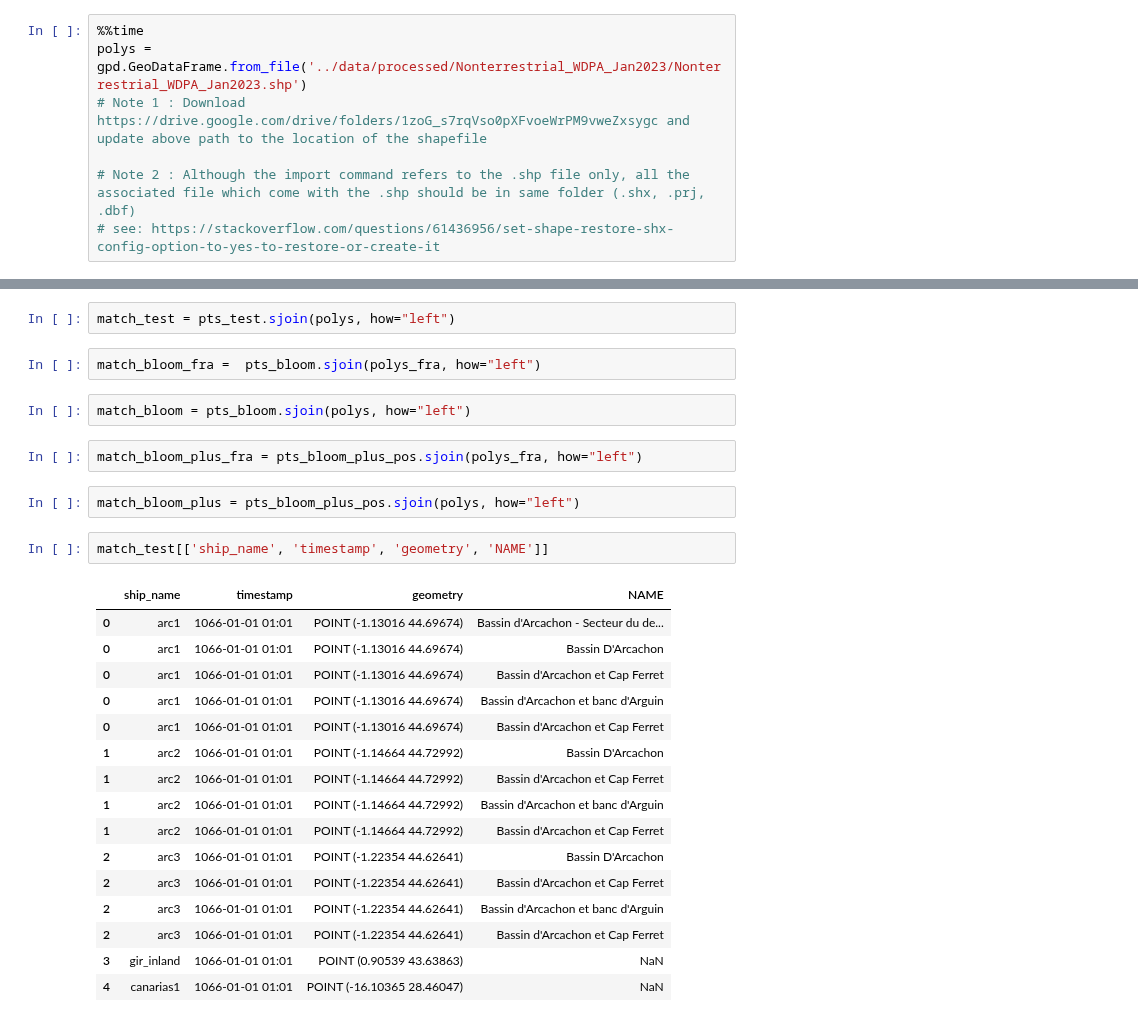
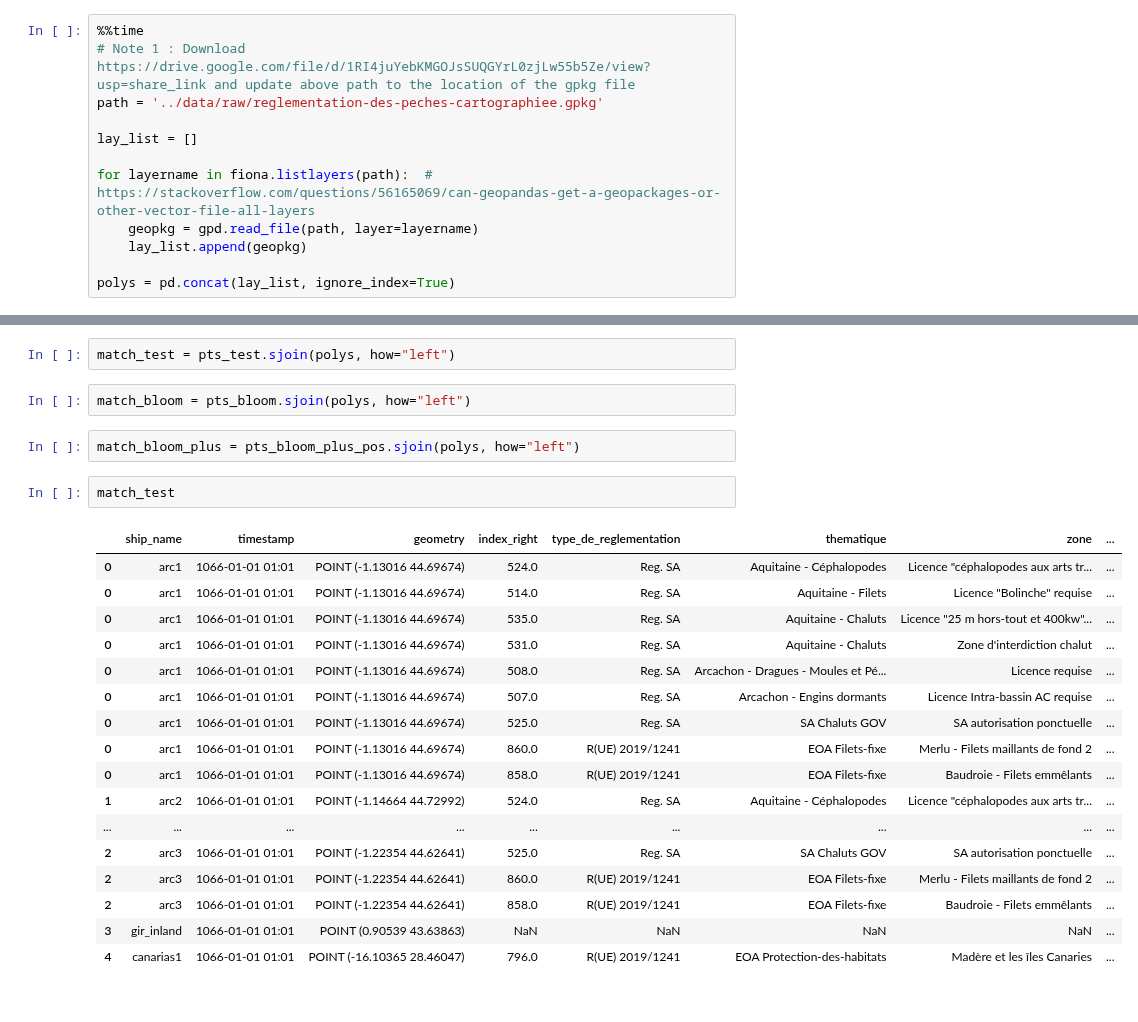
Before and after one commit to dataforgoodfr/12_bloom, a Jupyter notebook: data_science/notebooks/locate_boats_gpkg_(French_PAs).ipynb, the cells around one changed output, grey strips where cells are left out. Drawn from its saved outputs; the diff is of its cells as text.

```diff
--- a/data_science/notebooks/locate_boats_gpkg_(French_PAs).ipynb
+++ b/data_science/notebooks/locate_boats_gpkg_(French_PAs).ipynb
@@ -17,8 +18,13 @@ from copy import copy
 # %%
 %%time
-polys = gpd.GeoDataFrame.from_file('../data/processed/Nonterrestrial_WDPA_Jan2023/Nonterrestrial_WDPA_Jan2023.shp')
-# Note 1 : Download https://drive.google.com/drive/folders/1zoG_s7rqVso0pXFvoeWrPM9vweZxsygc and update above path to the location of the shapefile
+# Note 1 : Download https://drive.google.com/file/d/1RI4juYebKMGOJsSUQGYrL0zjLw55b5Ze/view?usp=share_link and update above path to the location of the gpkg file
+path = '../data/raw/reglementation-des-peches-cartographiee.gpkg'
 
-# Note 2 : Although the import command refers to the .shp file only, all the associated file which come with the .shp should be in same folder (.shx, .prj, .dbf)
-# see: https://stackoverflow.com/questions/61436956/set-shape-restore-shx-config-option-to-yes-to-restore-or-create-it
+lay_list = []
+
+for layername in fiona.listlayers(path):  # https://stackoverflow.com/questions/56165069/can-geopandas-get-a-geopackages-or-other-vector-file-all-layers
+    geopkg = gpd.read_file(path, layer=layername)
+    lay_list.append(geopkg)
+
+polys = pd.concat(lay_list, ignore_index=True)
 # %% [output]
@@ -124,29 +119,26 @@ match_test_fra = pts_test.sjoin(polys_fra, how="left")
 # %%
 match_test = pts_test.sjoin(polys, how="left")
-# %%
-match_bloom_fra =  pts_bloom.sjoin(polys_fra, how="left")
 # %%
 match_bloom = pts_bloom.sjoin(polys, how="left")
-# %%
-match_bloom_plus_fra = pts_bloom_plus_pos.sjoin(polys_fra, how="left")
 # %%
 match_bloom_plus = pts_bloom_plus_pos.sjoin(polys, how="left")
 # %%
-match_test[['ship_name', 'timestamp', 'geometry', 'NAME']]
+match_test
 # %% [output]
-|  | ship_name | timestamp | geometry | NAME |
-| 0 | arc1 | 1066-01-01 01:01 | POINT (-1.13016 44.69674) | Bassin d'Arcachon - Secteur du de... |
-| 0 | arc1 | 1066-01-01 01:01 | POINT (-1.13016 44.69674) | Bassin D'Arcachon |
-| 0 | arc1 | 1066-01-01 01:01 | POINT (-1.13016 44.69674) | Bassin d'Arcachon et Cap Ferret |
-| 0 | arc1 | 1066-01-01 01:01 | POINT (-1.13016 44.69674) | Bassin d'Arcachon et banc d'Arguin |
-| 0 | arc1 | 1066-01-01 01:01 | POINT (-1.13016 44.69674) | Bassin d'Arcachon et Cap Ferret |
-| 1 | arc2 | 1066-01-01 01:01 | POINT (-1.14664 44.72992) | Bassin D'Arcachon |
-| 1 | arc2 | 1066-01-01 01:01 | POINT (-1.14664 44.72992) | Bassin d'Arcachon et Cap Ferret |
-| 1 | arc2 | 1066-01-01 01:01 | POINT (-1.14664 44.72992) | Bassin d'Arcachon et banc d'Arguin |
-| 1 | arc2 | 1066-01-01 01:01 | POINT (-1.14664 44.72992) | Bassin d'Arcachon et Cap Ferret |
-| 2 | arc3 | 1066-01-01 01:01 | POINT (-1.22354 44.62641) | Bassin D'Arcachon |
-| 2 | arc3 | 1066-01-01 01:01 | POINT (-1.22354 44.62641) | Bassin d'Arcachon et Cap Ferret |
-| 2 | arc3 | 1066-01-01 01:01 | POINT (-1.22354 44.62641) | Bassin d'Arcachon et banc d'Arguin |
-| 2 | arc3 | 1066-01-01 01:01 | POINT (-1.22354 44.62641) | Bassin d'Arcachon et Cap Ferret |
-| 3 | gir_inland | 1066-01-01 01:01 | POINT (0.90539 43.63863) | NaN |
-| 4 | canarias1 | 1066-01-01 01:01 | POINT (-16.10365 28.46047) | NaN |
+|  | ship_name | timestamp | geometry | index_right | type_de_reglementation | thematique | zone | ... |
+| 0 | arc1 | 1066-01-01 01:01 | POINT (-1.13016 44.69674) | 524.0 | Reg. SA | Aquitaine - Céphalopodes | Licence "céphalopodes aux arts tr... | ... |
+| 0 | arc1 | 1066-01-01 01:01 | POINT (-1.13016 44.69674) | 514.0 | Reg. SA | Aquitaine - Filets | Licence "Bolinche" requise | ... |
+| 0 | arc1 | 1066-01-01 01:01 | POINT (-1.13016 44.69674) | 535.0 | Reg. SA | Aquitaine - Chaluts | Licence "25 m hors-tout et 400kw"... | ... |
+| 0 | arc1 | 1066-01-01 01:01 | POINT (-1.13016 44.69674) | 531.0 | Reg. SA | Aquitaine - Chaluts | Zone d'interdiction chalut | ... |
+| 0 | arc1 | 1066-01-01 01:01 | POINT (-1.13016 44.69674) | 508.0 | Reg. SA | Arcachon - Dragues - Moules et Pé... | Licence requise | ... |
+| 0 | arc1 | 1066-01-01 01:01 | POINT (-1.13016 44.69674) | 507.0 | Reg. SA | Arcachon - Engins dormants | Licence Intra-bassin AC requise | ... |
+| 0 | arc1 | 1066-01-01 01:01 | POINT (-1.13016 44.69674) | 525.0 | Reg. SA | SA Chaluts GOV | SA autorisation ponctuelle | ... |
+| 0 | arc1 | 1066-01-01 01:01 | POINT (-1.13016 44.69674) | 860.0 | R(UE) 2019/1241 | EOA Filets-fixe | Merlu - Filets maillants de fond 2 | ... |
+| 0 | arc1 | 1066-01-01 01:01 | POINT (-1.13016 44.69674) | 858.0 | R(UE) 2019/1241 | EOA Filets-fixe | Baudroie - Filets emmêlants | ... |
+| 1 | arc2 | 1066-01-01 01:01 | POINT (-1.14664 44.72992) | 524.0 | Reg. SA | Aquitaine - Céphalopodes | Licence "céphalopodes aux arts tr... | ... |
+| ... | ... | ... | ... | ... | ... | ... | ... | ... |
+| 2 | arc3 | 1066-01-01 01:01 | POINT (-1.22354 44.62641) | 525.0 | Reg. SA | SA Chaluts GOV | SA autorisation ponctuelle | ... |
+| 2 | arc3 | 1066-01-01 01:01 | POINT (-1.22354 44.62641) | 860.0 | R(UE) 2019/1241 | EOA Filets-fixe | Merlu - Filets maillants de fond 2 | ... |
+| 2 | arc3 | 1066-01-01 01:01 | POINT (-1.22354 44.62641) | 858.0 | R(UE) 2019/1241 | EOA Filets-fixe | Baudroie - Filets emmêlants | ... |
+| 3 | gir_inland | 1066-01-01 01:01 | POINT (0.90539 43.63863) | NaN | NaN | NaN | NaN | ... |
+| 4 | canarias1 | 1066-01-01 01:01 | POINT (-16.10365 28.46047) | 796.0 | R(UE) 2019/1241 | EOA Protection-des-habitats | Madère et les îles Canaries | ... |
```
Also changed, not shown: parts of 12 cells of this notebook, 1 other file.
